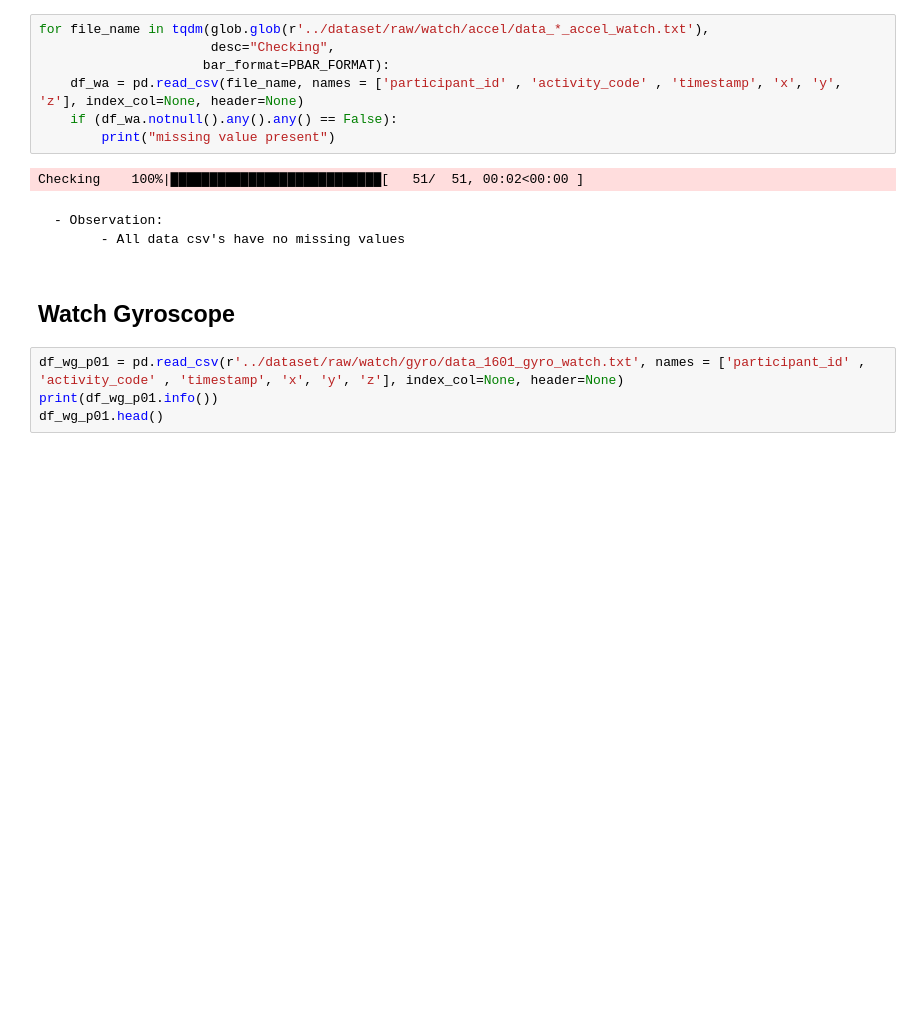
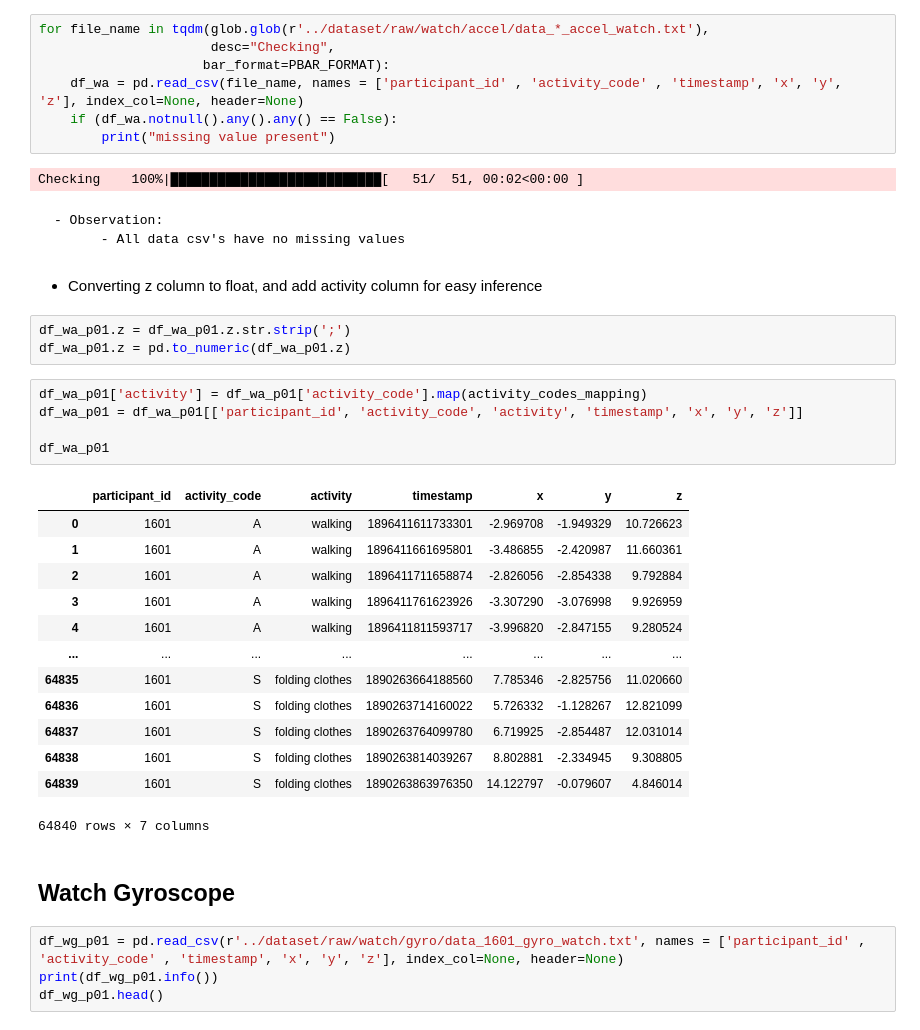
Before and after one commit to murthy-l/HAD-Using-Sensors, a Jupyter notebook: code/001_data_collection_preprocessing_watch_data.ipynb, the cells around one changed output. Saved outputs shown, nothing was run; the diff lists cells and outputs as text; blank space fills up the shorter version.

```diff
--- a/code/001_data_collection_preprocessing_watch_data.ipynb
+++ b/code/001_data_collection_preprocessing_watch_data.ipynb
@@ -142,6 +142,30 @@ Checking    100%|█████████████████████
 # %% [markdown]
     - Observation:
           - All data csv's have no missing values
+# %% [markdown]
+- Converting z column to float, and add activity column for easy inference
+# %%
+df_wa_p01.z = df_wa_p01.z.str.strip(';')
+df_wa_p01.z = pd.to_numeric(df_wa_p01.z)
+# %%
+df_wa_p01['activity'] = df_wa_p01['activity_code'].map(activity_codes_mapping)
+df_wa_p01 = df_wa_p01[['participant_id', 'activity_code', 'activity', 'timestamp', 'x', 'y', 'z']]
+
+df_wa_p01
+# %% [output]
+|  | participant_id | activity_code | activity | timestamp | x | y | z |
+| 0 | 1601 | A | walking | 1896411611733301 | -2.969708 | -1.949329 | 10.726623 |
+| 1 | 1601 | A | walking | 1896411661695801 | -3.486855 | -2.420987 | 11.660361 |
+| 2 | 1601 | A | walking | 1896411711658874 | -2.826056 | -2.854338 | 9.792884 |
+| 3 | 1601 | A | walking | 1896411761623926 | -3.307290 | -3.076998 | 9.926959 |
+| 4 | 1601 | A | walking | 1896411811593717 | -3.996820 | -2.847155 | 9.280524 |
+| ... | ... | ... | ... | ... | ... | ... | ... |
+| 64835 | 1601 | S | folding clothes | 1890263664188560 | 7.785346 | -2.825756 | 11.020660 |
+| 64836 | 1601 | S | folding clothes | 1890263714160022 | 5.726332 | -1.128267 | 12.821099 |
+| 64837 | 1601 | S | folding clothes | 1890263764099780 | 6.719925 | -2.854487 | 12.031014 |
+| 64838 | 1601 | S | folding clothes | 1890263814039267 | 8.802881 | -2.334945 | 9.308805 |
+| 64839 | 1601 | S | folding clothes | 1890263863976350 | 14.122797 | -0.079607 | 4.846014 |
+64840 rows × 7 columns
 # %% [markdown]
 ## Watch Gyroscope
 # %%
```
Also changed, not shown: parts of 6 cells of this notebook, 2 other files.
